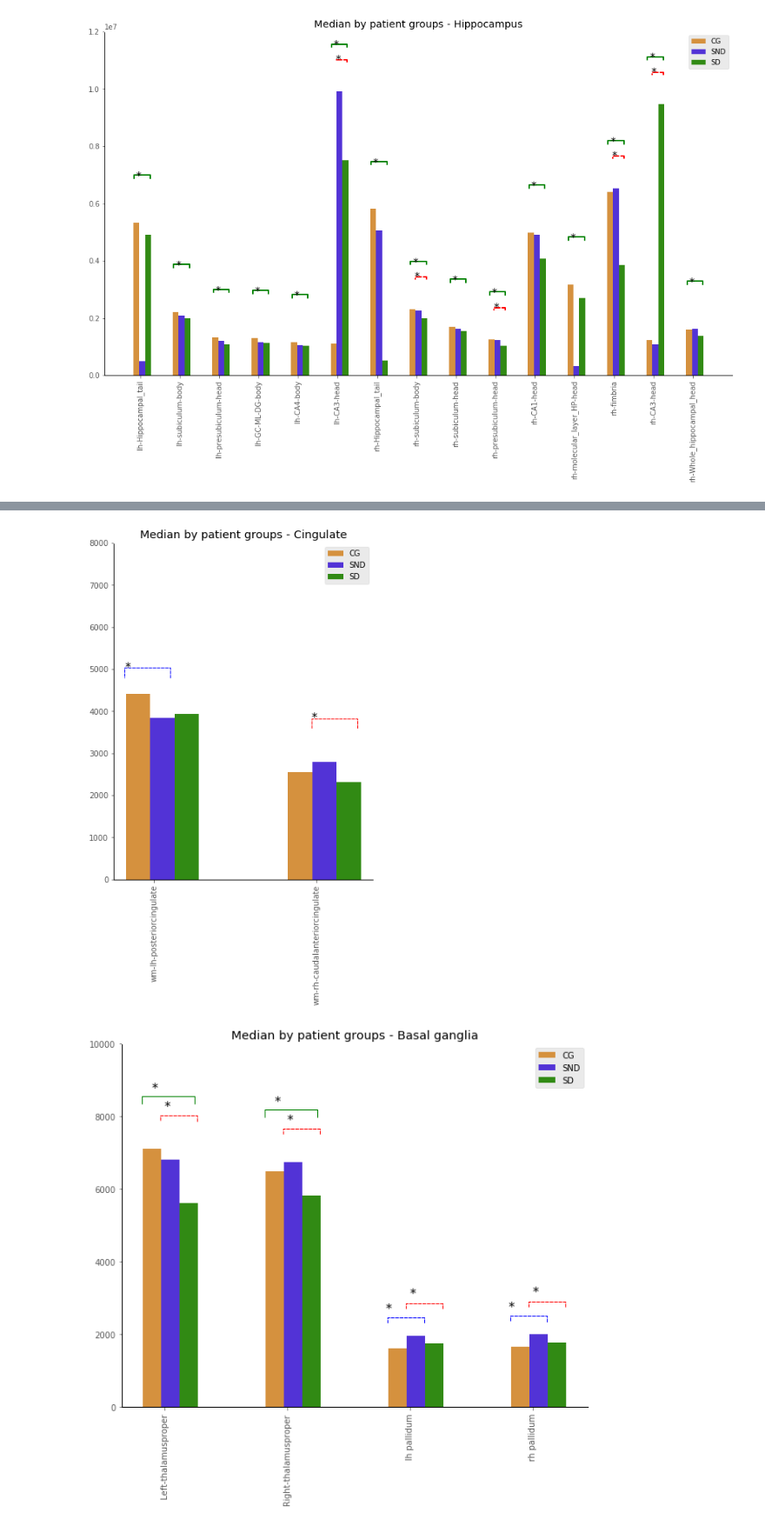
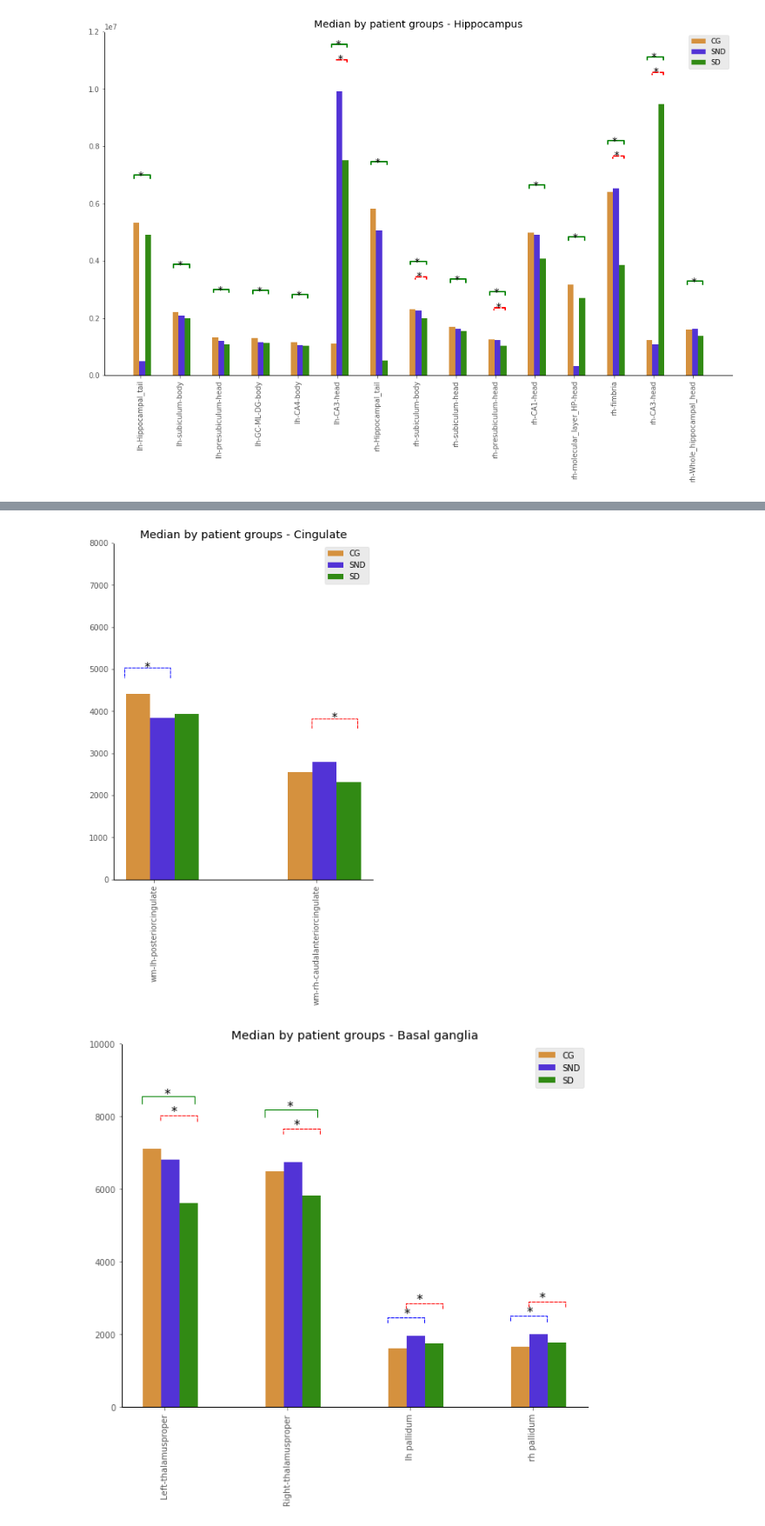
Before and after one commit to josealejolibreros/schizophrenic_data_processing, a Jupyter notebook: graphs_q2_and_mann_whitney_between_groups.ipynb, the cells around one changed output, grey strips where cells are left out. Shown: that part at 87% size. Saved outputs shown, nothing was run; the diff lists cells and outputs as text; code cells hidden in the pictures.

```diff
--- a/graphs_q2_and_mann_whitney_between_groups.ipynb
+++ b/graphs_q2_and_mann_whitney_between_groups.ipynb
@@ -930,7 +930,7 @@ for general_structure in ['ventricles']:
 
         props = {'connectionstyle':'bar','arrowstyle':'-',\
                      'shrinkA':8,'shrinkB':8,'linewidth':2, 'color':'green'}
-        ax.annotate(text, xy=(i+0.10,y_hc_en+700), zorder=10, size = 15)
+        ax.annotate(text, xy=(i+0.22,y_hc_en+700), zorder=10, size = 15)
         ax.annotate('', xy=(i+0.05,y_hc_en), xytext=(i+0.45,y_hc_en), arrowprops=props)
 
     # Call the function
@@ -950,7 +950,7 @@ for general_structure in ['ventricles']:
 
         props = {'connectionstyle':'bar','arrowstyle':'-',\
                      'linestyle':'--','shrinkA':6,'shrinkB':6,'linewidth':2, 'color':'red'}
-        ax.annotate(text, xy=(i+0.15,y_hc_en+400), zorder=10, size = 15)
+        ax.annotate(text, xy=(i+0.25,y_hc_en+400), zorder=10, size = 15)
         ax.annotate('', xy=(i+0.15,y_hc_en), xytext=(i+0.45,y_hc_en), arrowprops=props)
 
     # Call the function
@@ -974,7 +974,7 @@ for general_structure in ['ventricles']:
 
         props = {'connectionstyle':'bar','arrowstyle':'-',\
                      'linestyle':'--','shrinkA':6,'shrinkB':6,'linewidth':2, 'color':'blue'}
-        ax.annotate(text, xy=(i,y_hc_en+400), zorder=10, size = 15)
+        ax.annotate(text, xy=(i+0.15,y_hc_en+400), zorder=10, size = 15)
         ax.annotate('', xy=(i+0.02,y_hc_en), xytext=(i+0.32,y_hc_en), arrowprops=props)
 
     # Call the function
@@ -1047,7 +1047,7 @@ for general_structure in ['hippocampus']:
 
         props = {'connectionstyle':'bar','arrowstyle':'-',\
                      'shrinkA':2,'shrinkB':2,'linewidth':2, 'color':'green'}
-        ax.annotate(text, xy=(i+0.10,y_hc_en+1750), zorder=10, size = 15)
+        ax.annotate(text, xy=(i+0.15,y_hc_en+1750), zorder=10, size = 15)
         ax.annotate('', xy=(i+0.05,y_hc_en), xytext=(i+0.45,y_hc_en), arrowprops=props)
 
     # Call the function
@@ -1067,7 +1067,7 @@ for general_structure in ['hippocampus']:
 
         props = {'connectionstyle':'bar','arrowstyle':'-',\
                      'linestyle':'--','shrinkA':2,'shrinkB':2,'linewidth':2, 'color':'red'}
-        ax.annotate(text, xy=(i+0.15,y_hc_en+550), zorder=10, size = 15)
+        ax.annotate(text, xy=(i+0.20,y_hc_en+550), zorder=10, size = 15)
         ax.annotate('', xy=(i+0.17,y_hc_en), xytext=(i+0.45,y_hc_en), arrowprops=props)
 
     # Call the function
@@ -1160,7 +1160,7 @@ for general_structure in ['gray_matter_segmentation']:
 
         props = {'connectionstyle':'bar','arrowstyle':'-',\
                      'shrinkA':7,'shrinkB':7,'linewidth':1, 'color':'green'}
-        ax.annotate(text, xy=(i+0.10,y_hc_en+100), zorder=10, size = 15)
+        ax.annotate(text, xy=(i+0.22,y_hc_en+100), zorder=10, size = 15)
         ax.annotate('', xy=(i+0.05,y_hc_en), xytext=(i+0.45,y_hc_en), arrowprops=props)
 
     # Call the function
@@ -1181,7 +1181,7 @@ for general_structure in ['gray_matter_segmentation']:
         props = {'connectionstyle':'bar','arrowstyle':'-',\
                      'linestyle':'--','shrinkA':5,'shrinkB':5,'linewidth':1, 'color':'red'}
 
-        ax.annotate(text, xy=(i+0.15,y_hc_en+70), zorder=10, size = 15)
+        ax.annotate(text, xy=(i+0.28,y_hc_en+70), zorder=10, size = 15)
         ax.annotate('', xy=(i+0.17,y_hc_en), xytext=(i+0.45,y_hc_en), arrowprops=props)
 
     # Call the function
@@ -1205,7 +1205,7 @@ for general_structure in ['gray_matter_segmentation']:
         props = {'connectionstyle':'bar','arrowstyle':'-',\
                      'linestyle':'--','shrinkA':5,'shrinkB':5,'linewidth':1, 'color':'blue'}
 
-        ax.annotate(text, xy=(i+0.02,y_hc_en+70), zorder=10, size = 15)
+        ax.annotate(text, xy=(i+0.15,y_hc_en+70), zorder=10, size = 15)
         ax.annotate('', xy=(i+0.02,y_hc_en), xytext=(i+0.30,y_hc_en), arrowprops=props)
 
     # Call the function
@@ -1291,7 +1291,7 @@ for general_structure in ['cingulate']:
         y_ed_en = 1.3* pos_max
         props = {'connectionstyle':'bar','arrowstyle':'-',\
                      'linestyle':'--','shrinkA':5,'shrinkB':5,'linewidth':1, 'color':'red'}
-        ax.annotate(text, xy=(i+0.17,y_hc_en+250), zorder=10, size = 15)
+        ax.annotate(text, xy=(i+0.29,y_hc_en+250), zorder=10, size = 15)
         ax.annotate('', xy=(i+0.17,y_hc_en), xytext=(i+0.45,y_hc_en), arrowprops=props)
 
     # Call the function
@@ -1313,7 +1313,7 @@ for general_structure in ['cingulate']:
 
         props = {'connectionstyle':'bar','arrowstyle':'-',\
                      'linestyle':'--','shrinkA':5,'shrinkB':5,'linewidth':1, 'color':'blue'}
-        ax.annotate(text, xy=(i+0.02,y_hc_en+250), zorder=10, size = 15)
+        ax.annotate(text, xy=(i+0.14,y_hc_en+250), zorder=10, size = 15)
         ax.annotate('', xy=(i+0.02,y_hc_en), xytext=(i+0.30,y_hc_en), arrowprops=props)
 
     # Call the function
@@ -1325,7 +1325,7 @@ for general_structure in ['cingulate']:
             label_diff_1_2(idx,1,mark,ind,q2_hc.values,q2_en.values,q2_ed.values)
     fig.savefig('cingulate_plot.pdf', dpi=fig.dpi, bbox_inches="tight")
 # %% [output]
-[figure, old version]
+[figure, new version]
 # %%
 substructure_names = ['Left-thalamusproper','Right-thalamusproper','lh pallidum','rh pallidum']
 
@@ -1375,7 +1375,7 @@ for general_structure in ['basal_ganglia']:
 
         props = {'connectionstyle':'bar','arrowstyle':'-',\
                      'shrinkA':10,'shrinkB':10,'linewidth':1, 'color':'green'}
-        ax.annotate(text, xy=(i+0.10,y_hc_en+550), zorder=10, size = 15)
+        ax.annotate(text, xy=(i+0.20,y_hc_en+400), zorder=10, size = 15)
         ax.annotate('', xy=(i+0.02,y_hc_en), xytext=(i+0.45,y_hc_en), arrowprops=props)
 
     # Call the function
@@ -1395,42 +1395,42 @@ for general_structure in ['basal_ganglia']:
 
         props = {'connectionstyle':'bar','arrowstyle':'-',\
                      'linestyle':'--','shrinkA':7,'shrinkB':7,'linewidth':1, 'color':'red'}
-        ax.annotate(text, xy=(i+0.20,y_hc_en+450), zorder=10, size = 15)
+        ax.annotate(text, xy=(i+0.25,y_hc_en+300), zorder=10, size = 15)
         ax.annotate('', xy=(i+0.17,y_hc_en), xytext=(i+0.47,y_hc_en), arrowprops=props)
 
     # Call the function
     #label_diff(0,1,'p=0.0370',ind,q2_hc)
 
     for idx in range (0,len(substructure_names)):
         significance,mark = define_mark(mann_whitney_en_vs_ed_pvalue,idx)
         if significance:
             label_diff_2_3(idx,1,mark,ind,q2_hc.values,q2_en.values,q2_ed.values)
 
 
 
     def label_diff_1_2(i,j,text,X,group1,group2,group3):
         #x = (X[i]+X[j])/2
         pos_max = max(group1[i], group2[i], group3[i])
         y_hc_en = pos_max + 200
         y_hc_ed = 1.2* pos_max
         y_ed_en = 1.3* pos_max
 
         props = {'connectionstyle':'bar','arrowstyle':'-',\
                      'linestyle':'--','shrinkA':7,'shrinkB':7,'linewidth':1, 'color':'blue'}
-        ax.annotate(text, xy=(i,y_hc_en+450), zorder=10, size = 15)
+        ax.annotate(text, xy=(i+0.15,y_hc_en+300), zorder=10, size = 15)
         ax.annotate('', xy=(i+0.02,y_hc_en), xytext=(i+0.32,y_hc_en), arrowprops=props)
 
     # Call the function
     #label_diff(0,1,'p=0.0370',ind,q2_hc)
 
     for idx in range (0,len(substructure_names)):
         significance,mark = define_mark(mann_whitney_hc_vs_en_pvalue,idx)
         if significance:
             label_diff_1_2(idx,1,mark,ind,q2_hc.values,q2_en.values,q2_ed.values)
 
     fig.savefig('basal_ganglia_plot.pdf', dpi=fig.dpi, bbox_inches="tight")
 # %% [output]
-[figure, old version]
+[figure, new version]
 # %%
 substructure_names = ['lh-Lateral-nucleus','lh-Basal-nucleus','lh-Accessory-Basal-nucleus',
                       'lh-Anterior-amygdaloid-area-AAA','lh-Central-nucleus',
```
Also changed, not shown: parts of 9 cells of this notebook.
